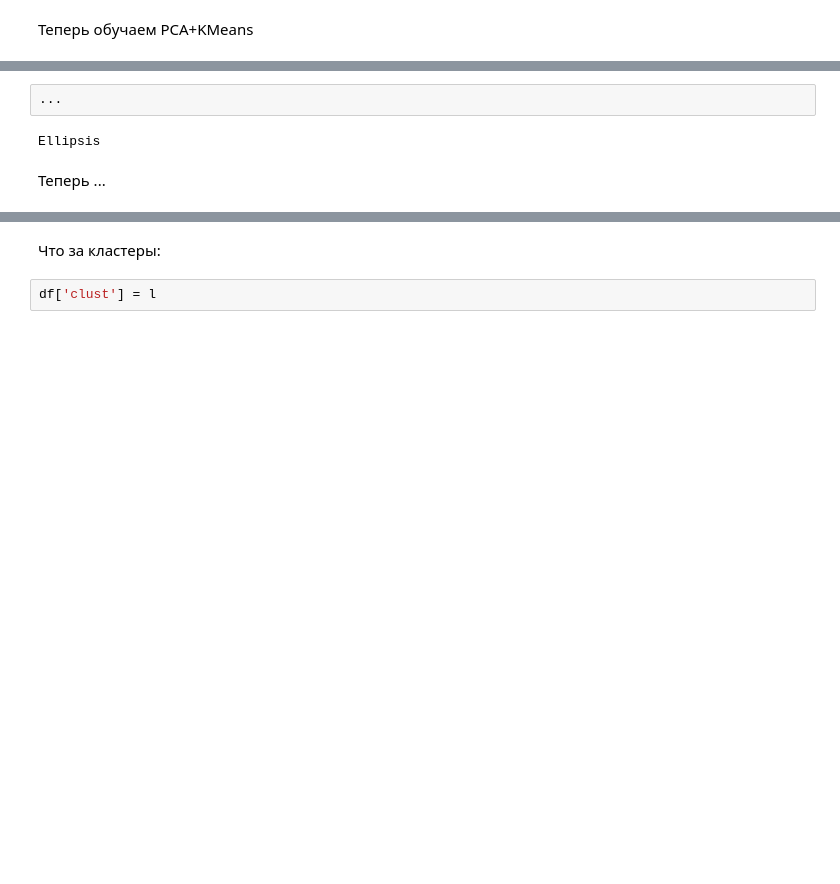
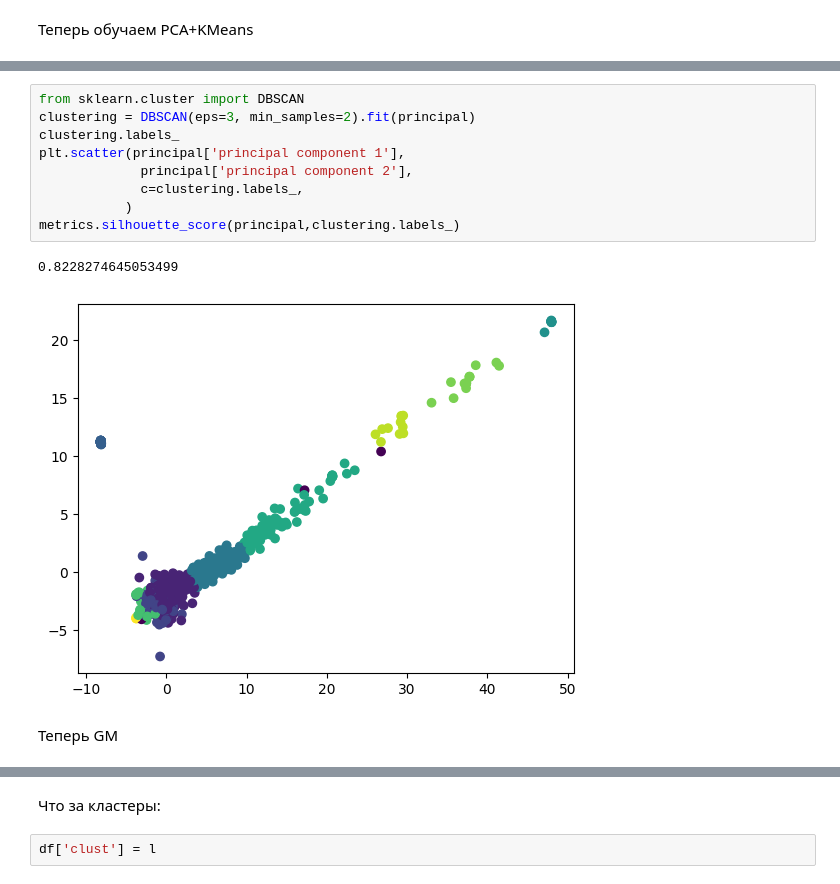
Before and after one commit to aefrt/automatization-recruiting, a Jupyter notebook: analysis.ipynb, the cells around one changed output, grey strips where cells are left out. Saved outputs shown, nothing was run; the diff lists cells and outputs as text; blank space fills up the shorter version.

```diff
--- a/analysis.ipynb
+++ b/analysis.ipynb
@@ -740,7 +769,15 @@ plt.scatter(principal['principal component 1'],
 # %%
-...
+from sklearn.cluster import DBSCAN
+clustering = DBSCAN(eps=3, min_samples=2).fit(principal)
+clustering.labels_
+plt.scatter(principal['principal component 1'],
+             principal['principal component 2'],
+             c=clustering.labels_,
+           )
+metrics.silhouette_score(principal,clustering.labels_)
 # %% [output]
-Ellipsis
+0.8228274645053499
+[figure, added]
 # %% [markdown]
-Теперь ...
+Теперь GM
 # %%
```
Also changed, not shown: parts of 12 cells of this notebook, 1 other file.
